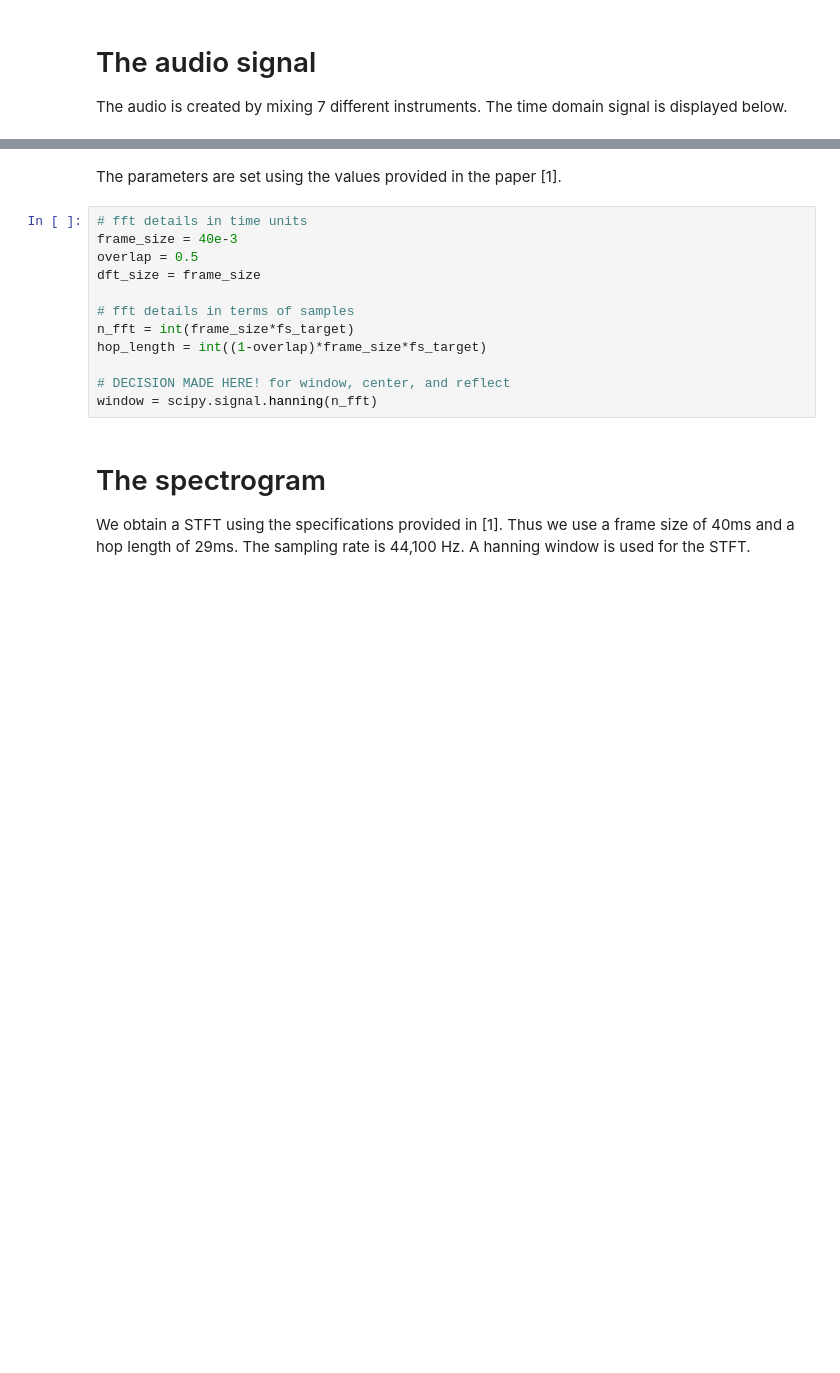
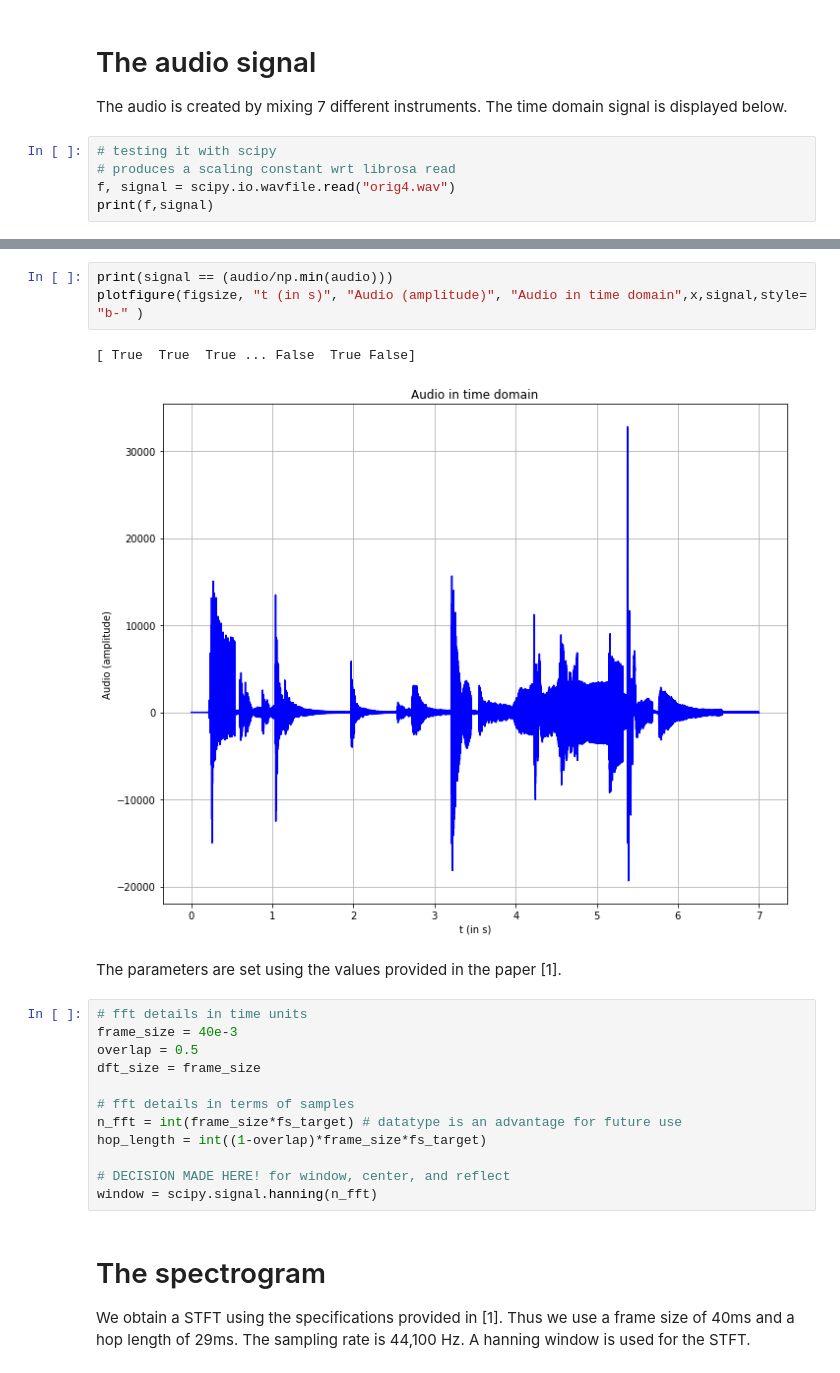
Before and after one commit to Milind-Blaze/source_separation, a Jupyter notebook: Monoaural_source_separation_using_Non-negative_matrix_factorization/Monoaural_source_separation_Frobenius_norm.ipynb, the cells around one changed output, grey strips where cells are left out. Saved outputs shown, nothing was run; the diff lists cells and outputs as text; blank space fills up the shorter version.

```diff
--- a/Monoaural_source_separation_using_Non-negative_matrix_factorization/Monoaural_source_separation_Frobenius_norm.ipynb
+++ b/Monoaural_source_separation_using_Non-negative_matrix_factorization/Monoaural_source_separation_Frobenius_norm.ipynb
@@ -31,3 +39,8 @@ path_rescaled_components = "/home/milind/source_separation/Monoaural_source_sepa
 # The audio signal
 
 The audio is created by mixing 7 different instruments. The time domain signal is displayed below.
+# %%
+# testing it with scipy
+# produces a scaling constant wrt librosa read
+f, signal = scipy.io.wavfile.read("orig4.wav")
+print(f,signal)
@@ -43,3 +61,9 @@ plotfigure(figsize, "t (in s)", "Audio (amplitude)", "Audio in time domain",x,au
+# %%
+print(signal == (audio/np.min(audio)))
+plotfigure(figsize, "t (in s)", "Audio (amplitude)", "Audio in time domain",x,signal,style= "b-" )
+# %% [output]
+[ True  True  True ... False  True False]
+[figure, added]
 # %% [markdown]
 The parameters are set using the values provided in the paper [1].
 # %%
@@ -49,7 +73,7 @@ overlap = 0.5
 dft_size = frame_size
 
 # fft details in terms of samples
-n_fft = int(frame_size*fs_target)
+n_fft = int(frame_size*fs_target) # datatype is an advantage for future use
 hop_length = int((1-overlap)*frame_size*fs_target)
 
 # DECISION MADE HERE! for window, center, and reflect
```
Also changed, not shown: parts of 8 cells of this notebook, 1 other file.
